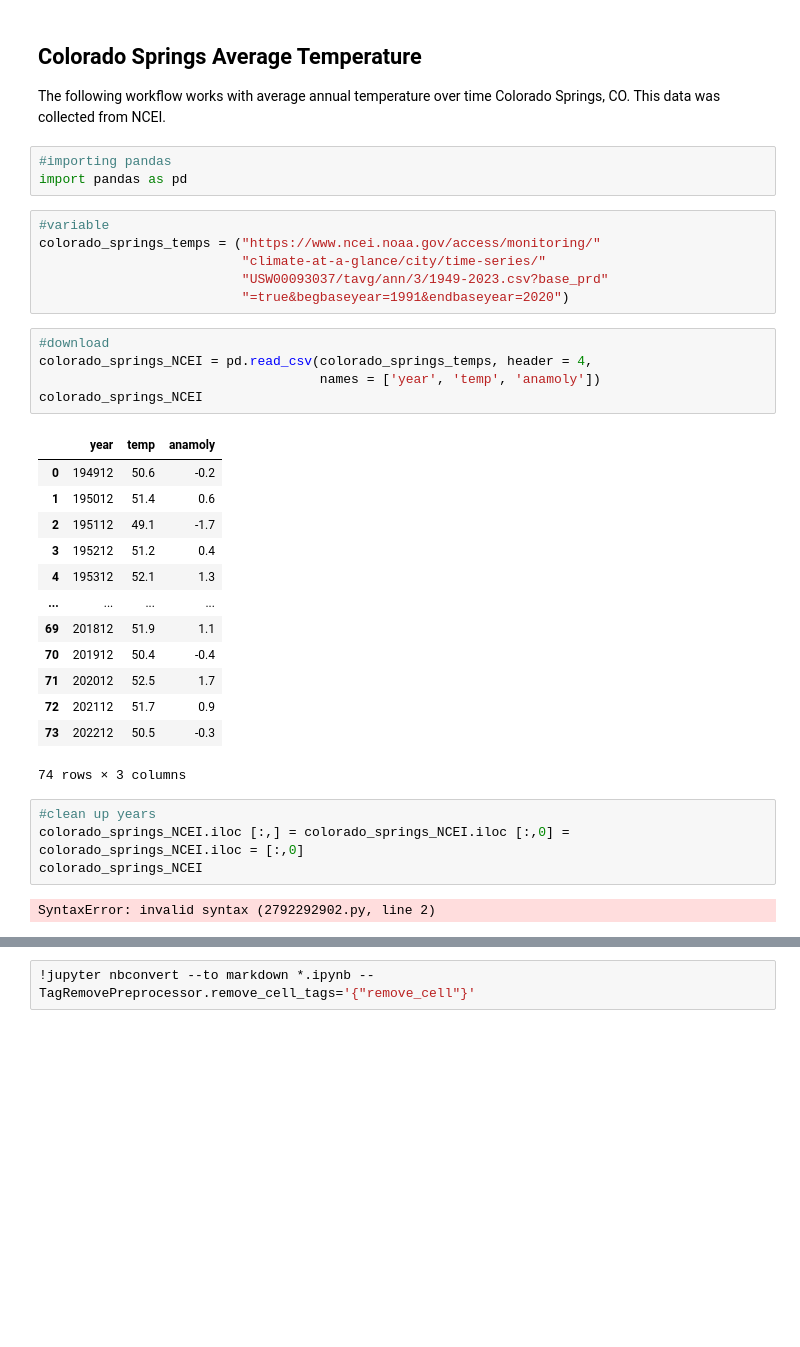
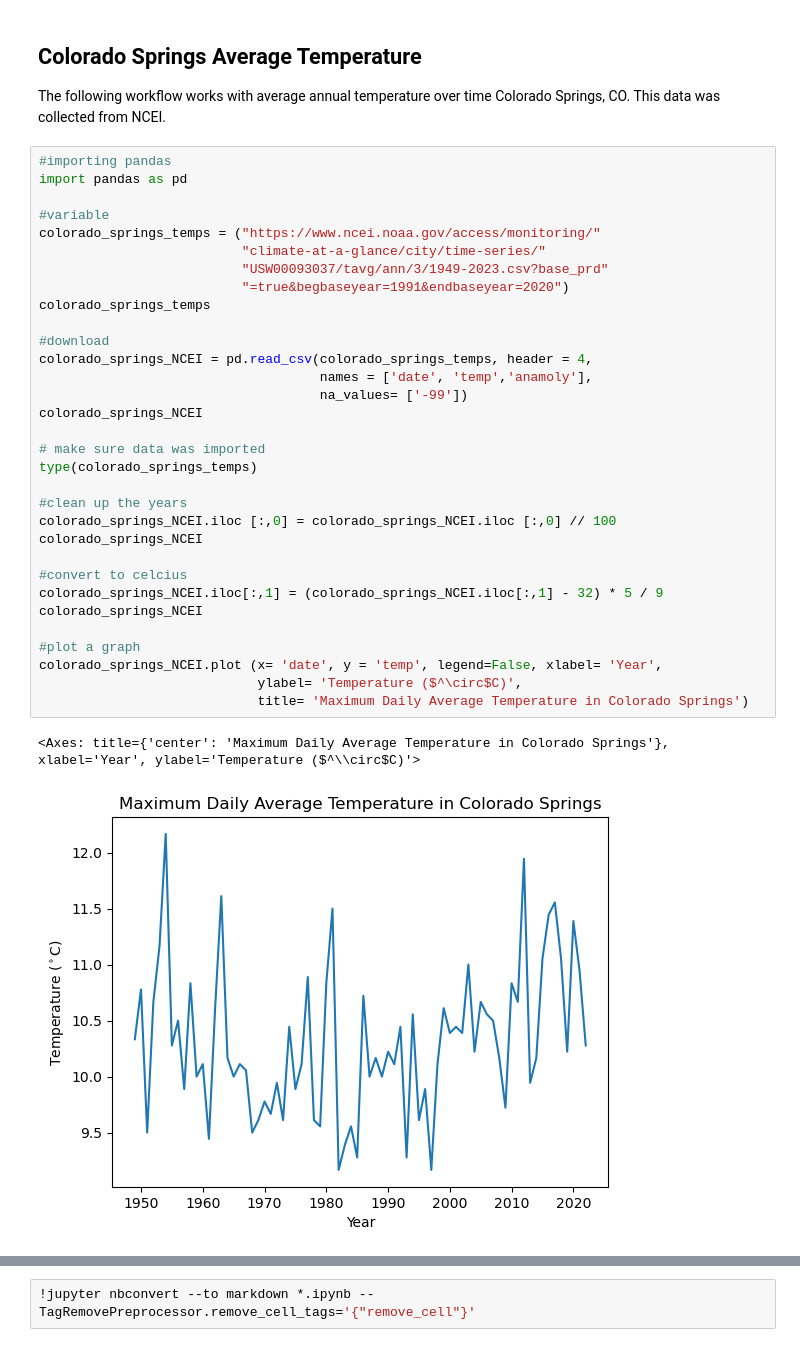
Before and after one commit to cleedle/get-started-with-reproducible-science-cleedle, a Jupyter notebook: get_started_with_open_reproducible_science.ipynb, the cells around one changed output, grey strips where cells are left out. Cells and saved outputs as stored; diff of their text form; blank space fills up the shorter version.

```diff
--- a/get_started_with_open_reproducible_science.ipynb
+++ b/get_started_with_open_reproducible_science.ipynb
@@ -464,40 +467,41 @@ Below, recreate the workflow you just did in a place that interests you OR with
 ## Colorado Springs Average Temperature
 The following workflow works with average annual temperature over time
 Colorado Springs, CO. This data was collected from NCEI.
-# %%
-#importing pandas
-import pandas as pd
-# %%
-#variable
-colorado_springs_temps = ("https://www.ncei.noaa.gov/access/monitoring/"
-                          "climate-at-a-glance/city/time-series/"
-                          "USW00093037/tavg/ann/3/1949-2023.csv?base_prd"
-                          "=true&begbaseyear=1991&endbaseyear=2020")
-# %%
-#download
-colorado_springs_NCEI = pd.read_csv(colorado_springs_temps, header = 4,
-                                    names = ['year', 'temp', 'anamoly'])
-colorado_springs_NCEI
-# %% [output]
-|  | year | temp | anamoly |
-| 0 | 194912 | 50.6 | -0.2 |
-| 1 | 195012 | 51.4 | 0.6 |
-| 2 | 195112 | 49.1 | -1.7 |
-| 3 | 195212 | 51.2 | 0.4 |
-| 4 | 195312 | 52.1 | 1.3 |
-| ... | ... | ... | ... |
-| 69 | 201812 | 51.9 | 1.1 |
-| 70 | 201912 | 50.4 | -0.4 |
-| 71 | 202012 | 52.5 | 1.7 |
-| 72 | 202112 | 51.7 | 0.9 |
-| 73 | 202212 | 50.5 | -0.3 |
-74 rows × 3 columns
-# %%
-#clean up years
-colorado_springs_NCEI.iloc [:,] = colorado_springs_NCEI.iloc [:,0] = colorado_springs_NCEI.iloc = [:,0]
-colorado_springs_NCEI
-# %% [output]
-SyntaxError: invalid syntax (2792292902.py, line 2)
+# %%
+#importing pandas
+import pandas as pd
+
+#variable
+colorado_springs_temps = ("https://www.ncei.noaa.gov/access/monitoring/"
+                          "climate-at-a-glance/city/time-series/"
+                          "USW00093037/tavg/ann/3/1949-2023.csv?base_prd"
+                          "=true&begbaseyear=1991&endbaseyear=2020")
+colorado_springs_temps
+
+#download
+colorado_springs_NCEI = pd.read_csv(colorado_springs_temps, header = 4,
+                                    names = ['date', 'temp','anamoly'],
+                                    na_values= ['-99'])
+colorado_springs_NCEI
+
+# make sure data was imported
+type(colorado_springs_temps)
+
+#clean up the years
+colorado_springs_NCEI.iloc [:,0] = colorado_springs_NCEI.iloc [:,0] // 100
+colorado_springs_NCEI
+
+#convert to celcius
+colorado_springs_NCEI.iloc[:,1] = (colorado_springs_NCEI.iloc[:,1] - 32) * 5 / 9
+colorado_springs_NCEI
+
+#plot a graph
+colorado_springs_NCEI.plot (x= 'date', y = 'temp', legend=False, xlabel= 'Year',
+                            ylabel= 'Temperature ($^\circ$C)',
+                            title= 'Maximum Daily Average Temperature in Colorado Springs')
+# %% [output]
+<Axes: title={'center': 'Maximum Daily Average Temperature in Colorado Springs'}, xlabel='Year', ylabel='Temperature ($^\\circ$C)'>
+[figure, added]
 # %% [markdown]
 ## Congratulations, you finished this coding challenge -- now make sure that your code is **reproducible**
 
```
Also changed, not shown: parts of 2 cells of this notebook.
